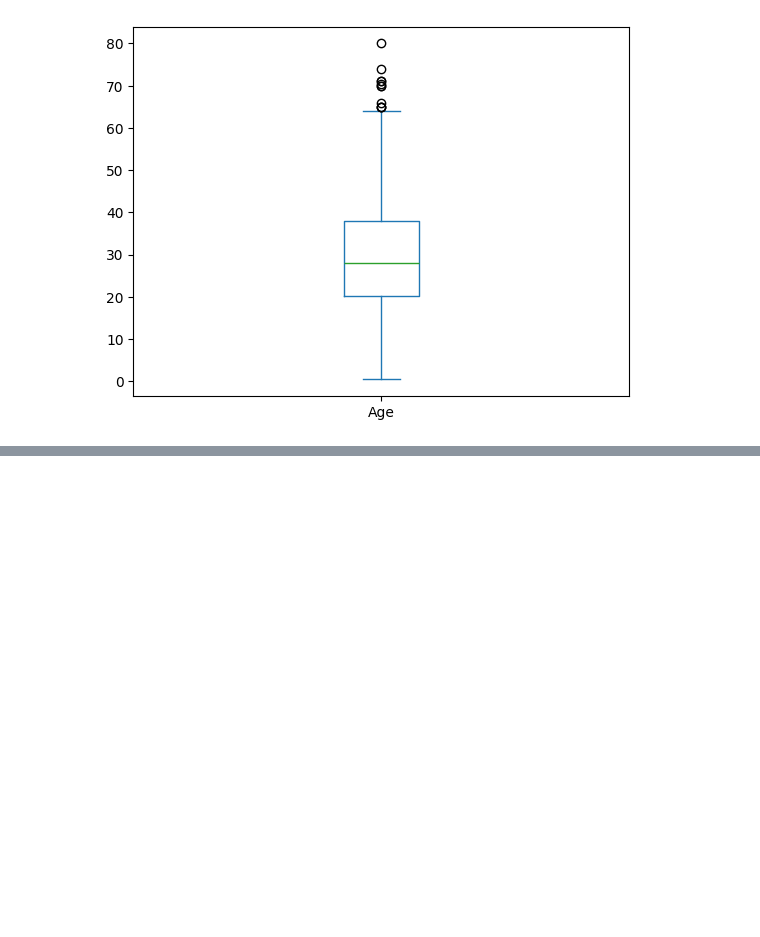
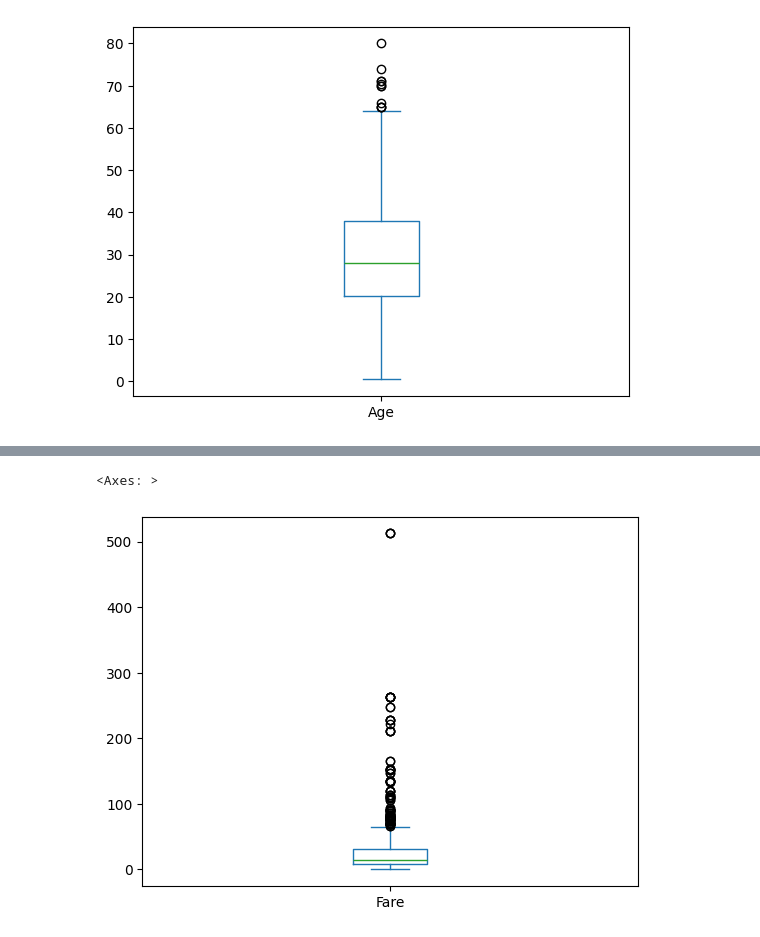
Before and after one commit to Misbahuddin111/Data-Analysis-process, a Jupyter notebook: 29 session EDA.ipynb, the cells around one changed output, grey strips where cells are left out. Drawn from its saved outputs; the diff is of its cells as text; code cells hidden in the pictures; blank space fills up the shorter version.

```diff
--- a/29 session EDA.ipynb
+++ b/29 session EDA.ipynb
@@ -74,0 +112,5 @@ df['Age'].plot(kind='box')
+# %%
+df['Fare'].plot(kind='box')
+# %% [output]
+<Axes: >
+[figure, added]
```
Also changed, not shown: parts of 39 cells of this notebook, 2 other files.
